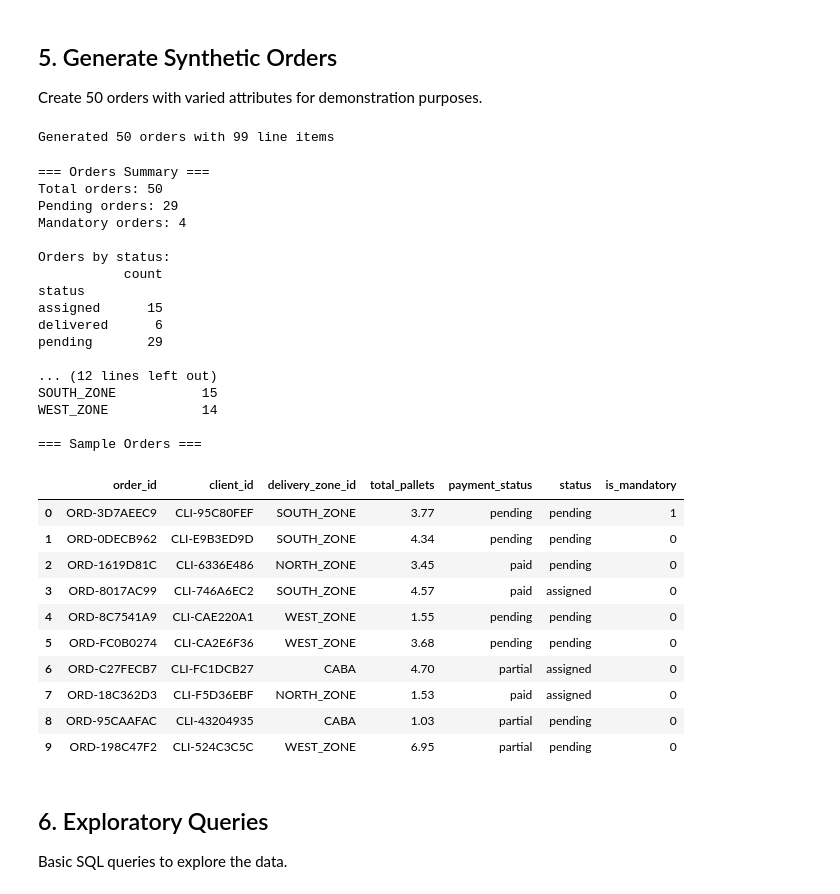
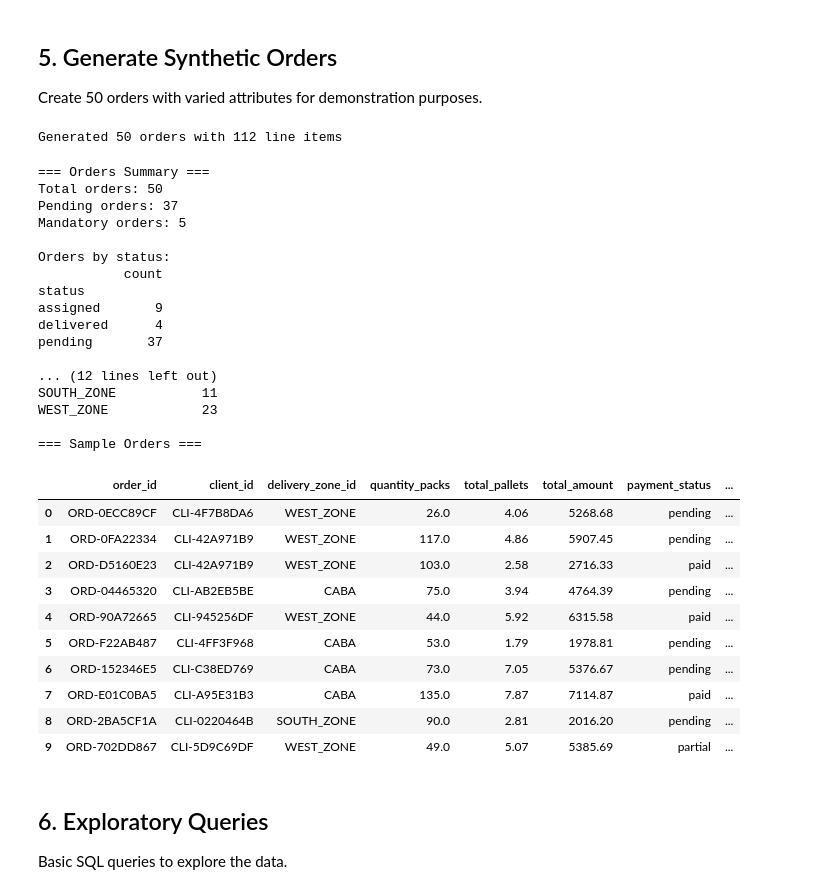
Before and after one commit to ssantioviedo/Eco-Bags-Delivery-Optimizer, a Jupyter notebook: notebooks/01_base_data_setup.ipynb, the cells around one changed output. Saved outputs shown, nothing was run; the diff lists cells and outputs as text; code cells hidden in the pictures.

```diff
--- a/notebooks/01_base_data_setup.ipynb
+++ b/notebooks/01_base_data_setup.ipynb
@@ -461,6 +460,7 @@ for i in range(50):
         "total_amount": round(total_amount, 2),
         "payment_status": payment_status,
         "is_mandatory": is_mandatory,
+        "quantity_packs": quantity_packs,
         "total_pallets": round(total_pallets, 2),
         "priority_score": None,  # Will be calculated later
         "status": order_status,
@@ -484,55 +484,55 @@ with db.get_session() as session:
 
 print(f"Generated {len(orders_data)} orders with {len(order_items_data)} line items")
 # %% [output]
-Generated 50 orders with 99 line items
+Generated 50 orders with 112 line items
 # %%
 # Verify orders
 with db.get_session() as session:
     orders_df = pd.read_sql("SELECT * FROM orders", session.bind)
     items_df = pd.read_sql("SELECT * FROM order_items", session.bind)
 
 print("=== Orders Summary ===")
 print(f"Total orders: {len(orders_df)}")
 print(f"Pending orders: {(orders_df['status'] == 'pending').sum()}")
 print(f"Mandatory orders: {orders_df['is_mandatory'].sum()}")
 print(f"\nOrders by status:")
 print(orders_df.groupby("status").size().to_frame("count"))
 print(f"\nOrders by payment status:")
 print(orders_df.groupby("payment_status").size().to_frame("count"))
 print(f"\nOrders by zone:")
 print(orders_df.groupby("delivery_zone_id").size().to_frame("count"))
 
 print("\n=== Sample Orders ===")
-display(orders_df[["order_id", "client_id", "delivery_zone_id", "total_pallets", "payment_status", "status", "is_mandatory"]].head(10))
+display(orders_df[["order_id", "client_id", "delivery_zone_id", "quantity_packs", "total_pallets", "total_amount", "payment_status", "status", "is_mandatory"]].head(10))
 # %% [output]
 === Orders Summary ===
 Total orders: 50
-Pending orders: 29
-Mandatory orders: 4
+Pending orders: 37
+Mandatory orders: 5
 
 Orders by status:
            count
 status
-assigned      15
-delivered      6
-pending       29
+assigned       9
+delivered      4
+pending       37
 
 ... (12 lines left out)
-SOUTH_ZONE           15
-WEST_ZONE            14
+SOUTH_ZONE           11
+WEST_ZONE            23
 
 === Sample Orders ===
-|  | order_id | client_id | delivery_zone_id | total_pallets | payment_status | status | is_mandatory |
-| 0 | ORD-3D7AEEC9 | CLI-95C80FEF | SOUTH_ZONE | 3.77 | pending | pending | 1 |
-| 1 | ORD-0DECB962 | CLI-E9B3ED9D | SOUTH_ZONE | 4.34 | pending | pending | 0 |
-| 2 | ORD-1619D81C | CLI-6336E486 | NORTH_ZONE | 3.45 | paid | pending | 0 |
-| 3 | ORD-8017AC99 | CLI-746A6EC2 | SOUTH_ZONE | 4.57 | paid | assigned | 0 |
-| 4 | ORD-8C7541A9 | CLI-CAE220A1 | WEST_ZONE | 1.55 | pending | pending | 0 |
-| 5 | ORD-FC0B0274 | CLI-CA2E6F36 | WEST_ZONE | 3.68 | pending | pending | 0 |
-| 6 | ORD-C27FECB7 | CLI-FC1DCB27 | CABA | 4.70 | partial | assigned | 0 |
-| 7 | ORD-18C362D3 | CLI-F5D36EBF | NORTH_ZONE | 1.53 | paid | assigned | 0 |
-| 8 | ORD-95CAAFAC | CLI-43204935 | CABA | 1.03 | partial | pending | 0 |
-| 9 | ORD-198C47F2 | CLI-524C3C5C | WEST_ZONE | 6.95 | partial | pending | 0 |
+|  | order_id | client_id | delivery_zone_id | quantity_packs | total_pallets | total_amount | payment_status | ... |
+| 0 | ORD-0ECC89CF | CLI-4F7B8DA6 | WEST_ZONE | 26.0 | 4.06 | 5268.68 | pending | ... |
+| 1 | ORD-0FA22334 | CLI-42A971B9 | WEST_ZONE | 117.0 | 4.86 | 5907.45 | pending | ... |
+| 2 | ORD-D5160E23 | CLI-42A971B9 | WEST_ZONE | 103.0 | 2.58 | 2716.33 | paid | ... |
+| 3 | ORD-04465320 | CLI-AB2EB5BE | CABA | 75.0 | 3.94 | 4764.39 | pending | ... |
+| 4 | ORD-90A72665 | CLI-945256DF | WEST_ZONE | 44.0 | 5.92 | 6315.58 | paid | ... |
+| 5 | ORD-F22AB487 | CLI-4FF3F968 | CABA | 53.0 | 1.79 | 1978.81 | pending | ... |
+| 6 | ORD-152346E5 | CLI-C38ED769 | CABA | 73.0 | 7.05 | 5376.67 | pending | ... |
+| 7 | ORD-E01C0BA5 | CLI-A95E31B3 | CABA | 135.0 | 7.87 | 7114.87 | paid | ... |
+| 8 | ORD-2BA5CF1A | CLI-0220464B | SOUTH_ZONE | 90.0 | 2.81 | 2016.20 | pending | ... |
+| 9 | ORD-702DD867 | CLI-5D9C69DF | WEST_ZONE | 49.0 | 5.07 | 5385.69 | partial | ... |
 # %% [markdown]
 ## 6. Exploratory Queries
 
```
Also changed, not shown: parts of 9 cells of this notebook, 15 other files.
